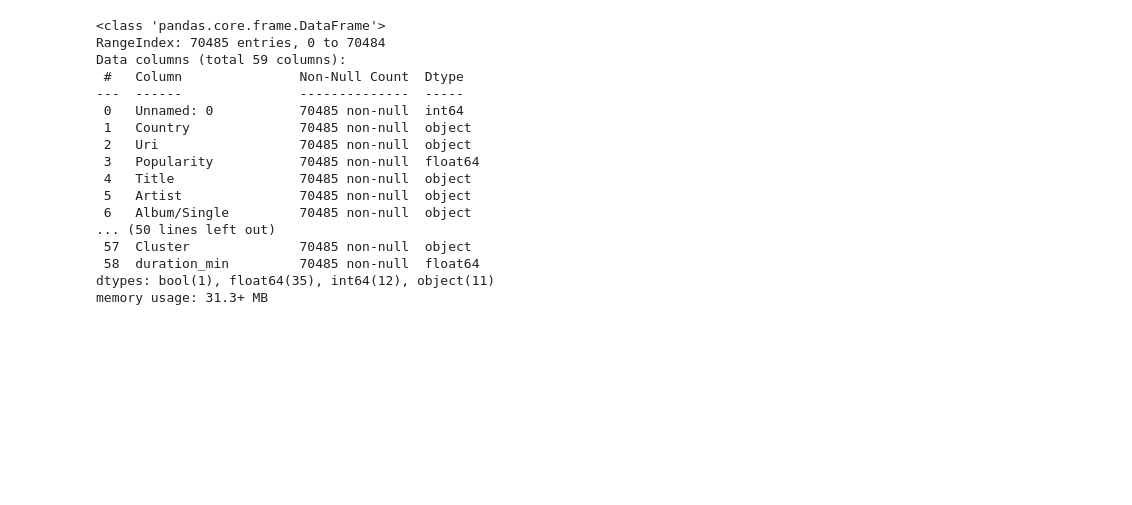
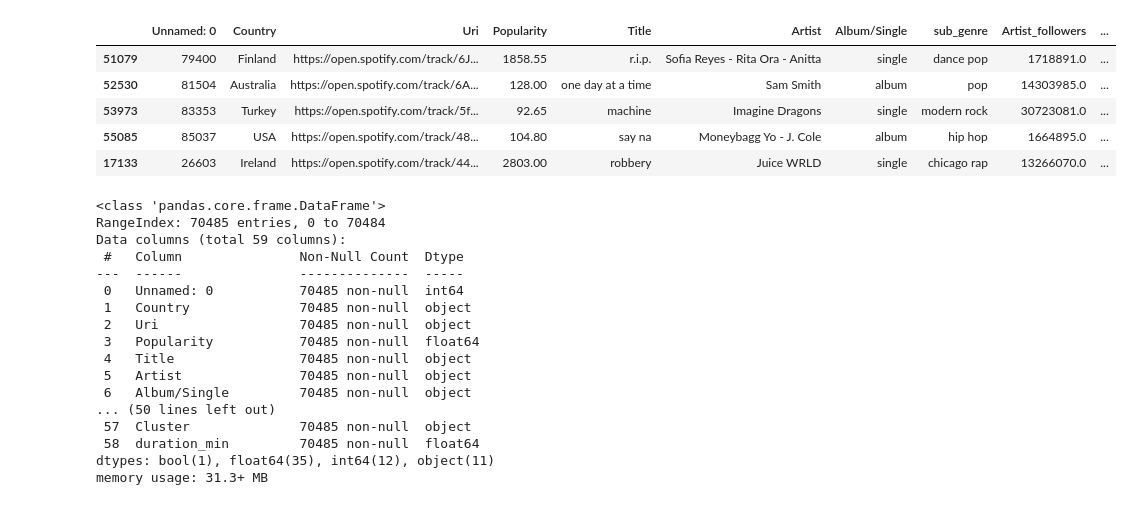
Before and after one commit to MaxiTrien/spotify-data-science-project, a Jupyter notebook: spotify-songs-eda-subset-data.ipynb, the cells around one changed output. Saved outputs shown, nothing was run; the diff lists cells and outputs as text; code cells hidden in the pictures; blank space fills up the shorter version.

```diff
--- a/spotify-songs-eda-subset-data.ipynb
+++ b/spotify-songs-eda-subset-data.ipynb
@@ -14,3 +14,12 @@ df_subset = pd.read_csv('./dataset_/subset_dataset_.csv')
+# %%
+df_subset.sample(frac=1).head()
+# %% [output]
+|  | Unnamed: 0 | Country | Uri | Popularity | Title | Artist | Album/Single | sub_genre | Artist_followers | ... |
+| 51079 | 79400 | Finland | https://open.spotify.com/track/6J... | 1858.55 | r.i.p. | Sofia Reyes - Rita Ora - Anitta | single | dance pop | 1718891.0 | ... |
+| 52530 | 81504 | Australia | https://open.spotify.com/track/6A... | 128.00 | one day at a time | Sam Smith | album | pop | 14303985.0 | ... |
+| 53973 | 83353 | Turkey | https://open.spotify.com/track/5f... | 92.65 | machine | Imagine Dragons | single | modern rock | 30723081.0 | ... |
+| 55085 | 85037 | USA | https://open.spotify.com/track/48... | 104.80 | say na | Moneybagg Yo - J. Cole | album | hip hop | 1664895.0 | ... |
+| 17133 | 26603 | Ireland | https://open.spotify.com/track/44... | 2803.00 | robbery | Juice WRLD | single | chicago rap | 13266070.0 | ... |
 # %%
 df_subset.info()
 # %% [output]
```
Also changed, not shown: parts of 8 cells of this notebook.
